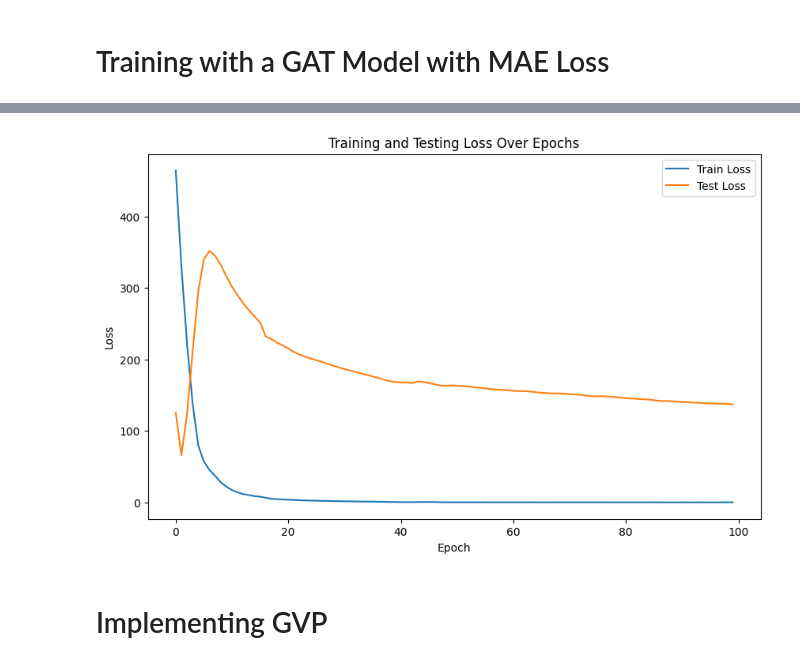
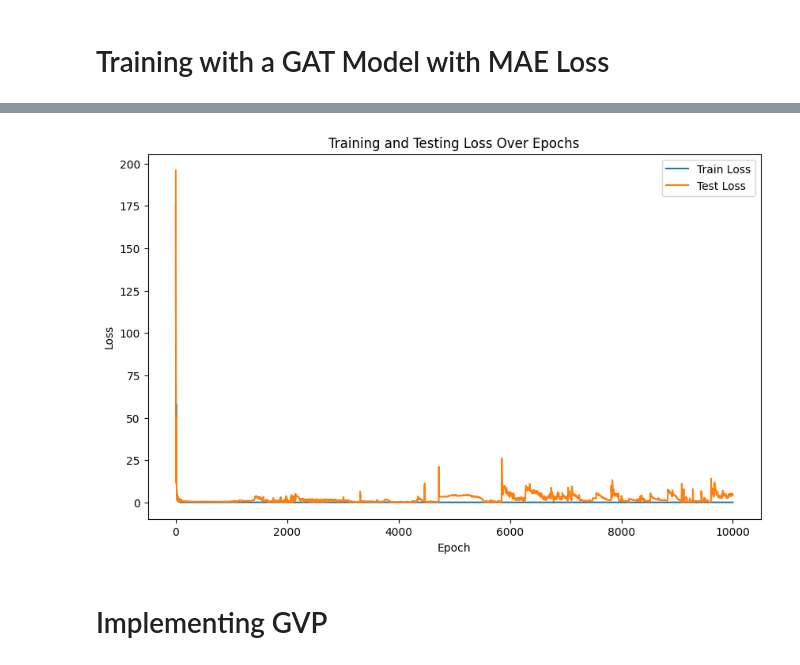
Before and after one commit to arielflt/Protein, a Jupyter notebook: Project.ipynb, the cells around one changed output, grey strips where cells are left out. Drawn from its saved outputs; the diff is of its cells as text; code cells hidden in the pictures.

```diff
--- a/Project.ipynb
+++ b/Project.ipynb
@@ -273,7 +273,7 @@ for epoch in range(300):
         loss.backward()
         optimizer.step()
         total_loss += loss.item() * data.num_nodes
-    epoch_loss = total_loss / sum(data.num_nodes for data in train_dataset)
+    epoch_loss = total_loss/data.num_nodes
     loss_values.append(epoch_loss)
     if epoch % 10 == 0:
         print(f'Epoch {epoch}, Loss: {epoch_loss}')
@@ -342,15 +342,15 @@ class GAT(torch.nn.Module):
         return x
 
 
-saved_graphs_folder = 'sgwv'
+saved_graphs_folder = 'sg'
 graph_files = [f for f in os.listdir(saved_graphs_folder) if f.endswith('.pt')]
 datasets = [torch.load(os.path.join(saved_graphs_folder, f)) for f in graph_files]
 
-train_size = int(0.8 * len(datasets))
+train_size = int(0.9 * len(datasets))
 train_dataset = datasets[:train_size]
 test_dataset = datasets[train_size:]
 
-batch_size = 16
+batch_size = 32
 train_loader = DataLoader(train_dataset, batch_size=batch_size, shuffle=True)
 test_loader = DataLoader(test_dataset, batch_size=batch_size, shuffle=False)
 
@@ -394,12 +394,12 @@ train_losses = []
 test_losses = []
 
 
-for epoch in range(100):
+for epoch in range(5000):
     train_loss = train()
     test_loss = test(test_loader)
     train_losses.append(train_loss)
     test_losses.append(test_loss)
-    if epoch%10==0:
+    if epoch%200==0:
         print(f'Epoch: {epoch}, Train Loss: {train_loss:.4f}, Test Loss: {test_loss:.4f}')
 
 
@@ -496,12 +503,20 @@ def test(loader):
 train_losses = []
 test_losses = []
 
-for epoch in range(100):
+for epoch in range(10000):
     train_loss = train()
     test_loss = test(test_loader)
     train_losses.append(train_loss)
     test_losses.append(test_loss)
-    if epoch % 10 == 0:
+    if epoch <= 100:
+        if epoch <= 25:
+            print(f'Epoch: {epoch}, Train Loss: {train_loss:.4f}, Test Loss: {test_loss:.4f}')
+        if 26 <= epoch <= 100:
+            if epoch%10==0:
+                print(f'Epoch: {epoch}, Train Loss: {train_loss:.4f}, Test Loss: {test_loss:.4f}')
+
+
+    if epoch % 500 == 0:
         print(f'Epoch: {epoch}, Train Loss: {train_loss:.4f}, Test Loss: {test_loss:.4f}')
 
 plt.figure(figsize=(10, 6))
@@ -526,4 +548,4 @@ Epoch: 90, Train Loss: 0.2345, Test Loss: 140.6434
-[figure, old version]
+[figure, new version]
 # %% [markdown]
 # Implementing GVP
 # %%
```
Also changed, not shown: parts of 3 cells of this notebook, 4 other files.
